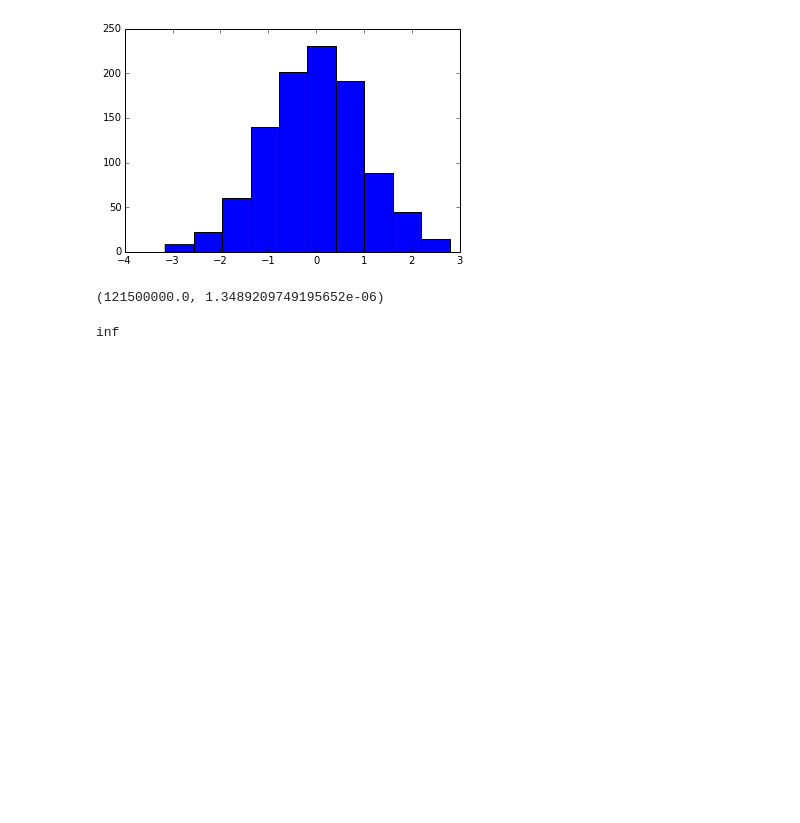
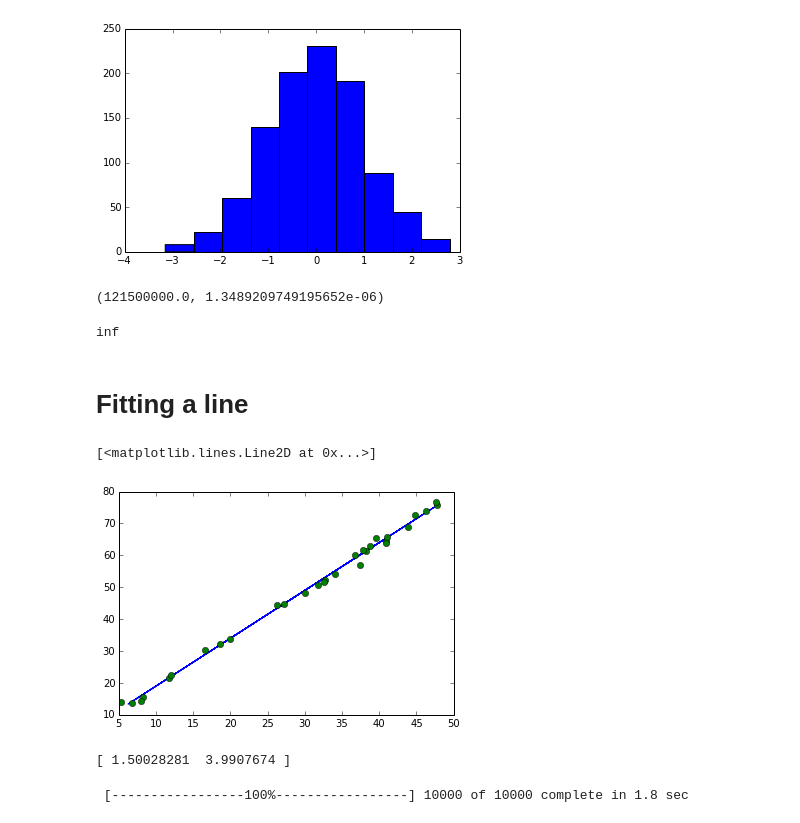
Before and after one commit to ehsteve/ipython-notebooks, a Jupyter notebook: Monte Carlo.ipynb, the cells around one changed output. Cells and saved outputs as stored; diff of their text form; code cells hidden in the pictures; blank space fills up the shorter version.

```diff
--- a/Monte Carlo.ipynb
+++ b/Monte Carlo.ipynb
@@ -312,3 +312,31 @@ a = lambda x: x ** 2
 a(np.Inf)
 # %% [output]
 inf
+# %% [markdown]
+# Fitting a line
+# %%
+from pymc import stochastic, observed, deterministic, uniform_like, runiform, rnormal, Sampler, Normal, Uniform
+from numpy import inf, log, cos,array
+import pymc
+import numpy.random
+
+true_slope = 1.5
+true_intercept = 4
+N = 30
+true_x = runiform(0,50, N)
+true_y = true_slope*true_x + true_intercept
+
+data_y = rnormal(true_y, 2)
+data_x = rnormal(true_x, 2)
+# %%
+plt.plot(true_x, true_y, '-')
+plt.plot(data_x, data_y, 'o')
+# %% [output]
+[<matplotlib.lines.Line2D at 0x...>]
+[figure, added]
+# %%
+A = array([ data_x, np.ones(len(data_x))])
+lstsq_theta = numpy.linalg.lstsq(A.T,data_y)[0]
+print lstsq_theta
+# %% [output]
+[ 1.50028281  3.9907674 ]
@@ -314,0 +380,7 @@ inf
+# %%
+model = pymc.Model([modelled_y, y, x, theta])
+
+mcmc = pymc.MCMC(model)
+mcmc.sample(iter=10000, burn=5000, thin=2)
+# %% [output]
+ [-----------------100%-----------------] 10000 of 10000 complete in 1.8 sec
```
Also changed, not shown: parts of 15 cells of this notebook, 2 other files.
